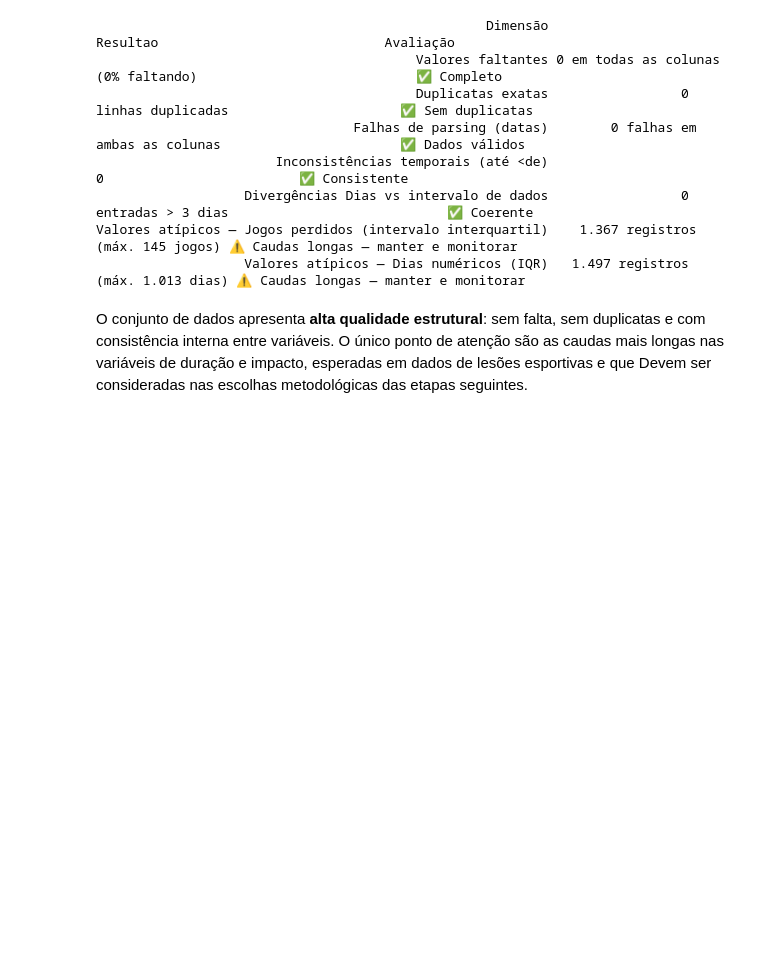
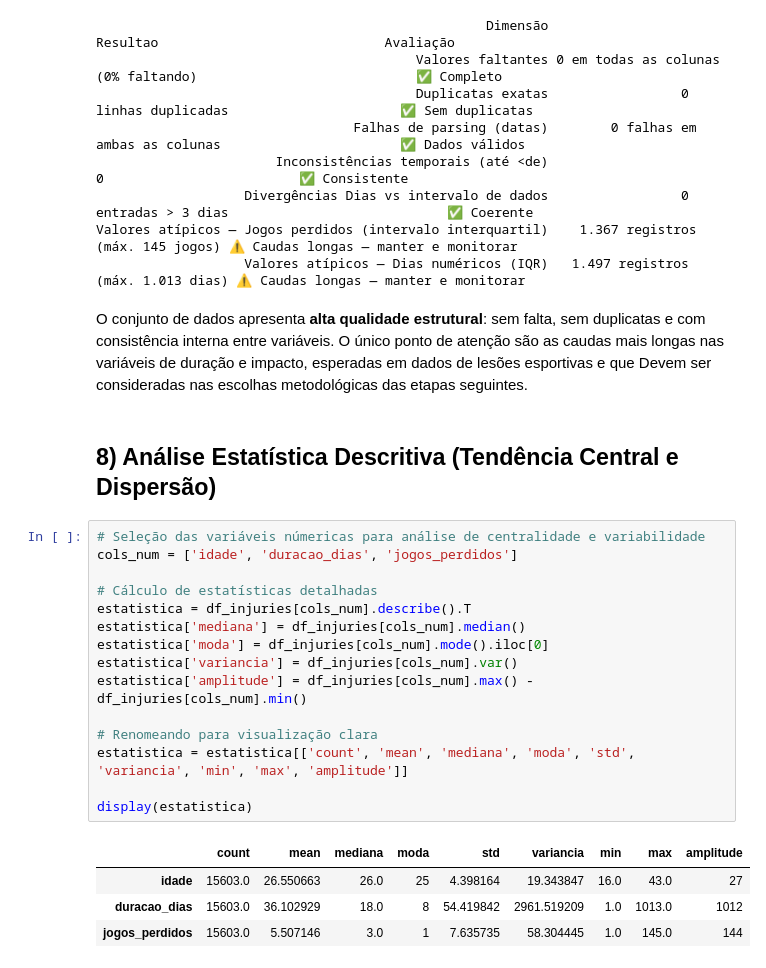
Before and after one commit to ICEI-PUC-Minas-PMV-SI/pmv-si-2026-1-pe7-t1-g3-analytics_lesao_futebol, a Jupyter notebook: src/notebooks/analise_exploratoria.ipynb, the cells around one changed output. Drawn from its saved outputs; the diff is of its cells as text; blank space fills up the shorter version.

```diff
--- a/src/notebooks/analise_exploratoria.ipynb
+++ b/src/notebooks/analise_exploratoria.ipynb
@@ -366 +368,23 @@
 Devem ser consideradas nas escolhas metodológicas das etapas seguintes.
+# %% [markdown]
+## 8) Análise Estatística Descritiva (Tendência Central e Dispersão)
+# %%
+# Seleção das variáveis númericas para análise de centralidade e variabilidade
+cols_num = ['idade', 'duracao_dias', 'jogos_perdidos']
+
+# Cálculo de estatísticas detalhadas
+estatistica = df_injuries[cols_num].describe().T
+estatistica['mediana'] = df_injuries[cols_num].median()
+estatistica['moda'] = df_injuries[cols_num].mode().iloc[0]
+estatistica['variancia'] = df_injuries[cols_num].var()
+estatistica['amplitude'] = df_injuries[cols_num].max() - df_injuries[cols_num].min()
+
+# Renomeando para visualização clara
+estatistica = estatistica[['count', 'mean', 'mediana', 'moda', 'std', 'variancia', 'min', 'max', 'amplitude']]
+
+display(estatistica)
+# %% [output]
+|  | count | mean | mediana | moda | std | variancia | min | max | amplitude |
+| idade | 15603.0 | 26.550663 | 26.0 | 25 | 4.398164 | 19.343847 | 16.0 | 43.0 | 27 |
+| duracao_dias | 15603.0 | 36.102929 | 18.0 | 8 | 54.419842 | 2961.519209 | 1.0 | 1013.0 | 1012 |
+| jogos_perdidos | 15603.0 | 5.507146 | 3.0 | 1 | 7.635735 | 58.304445 | 1.0 | 145.0 | 144 |
```
Also changed, not shown: parts of 7 cells of this notebook.
